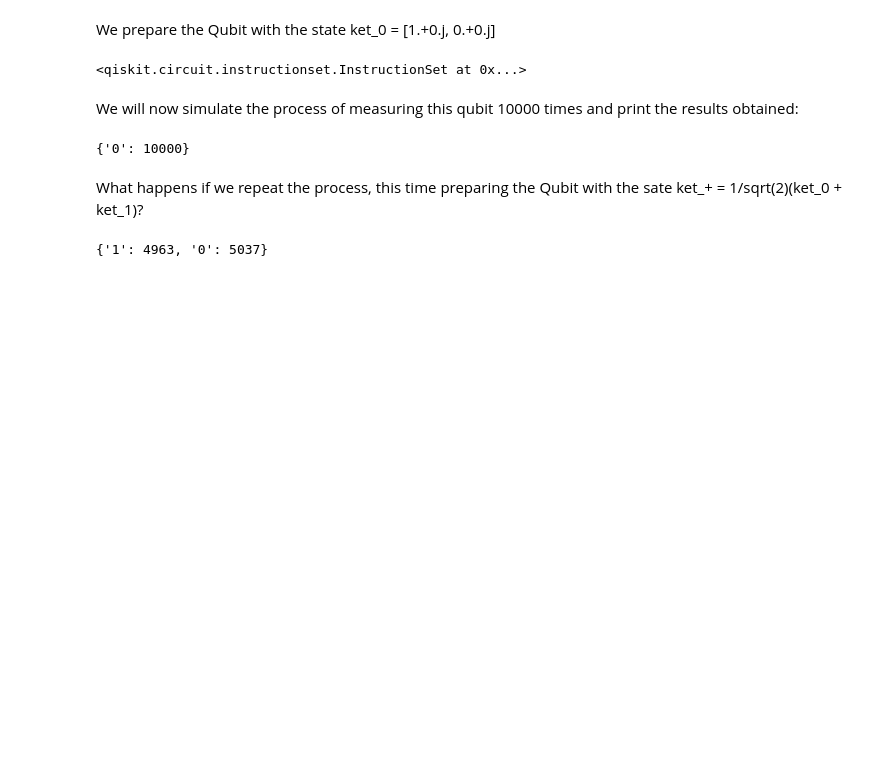
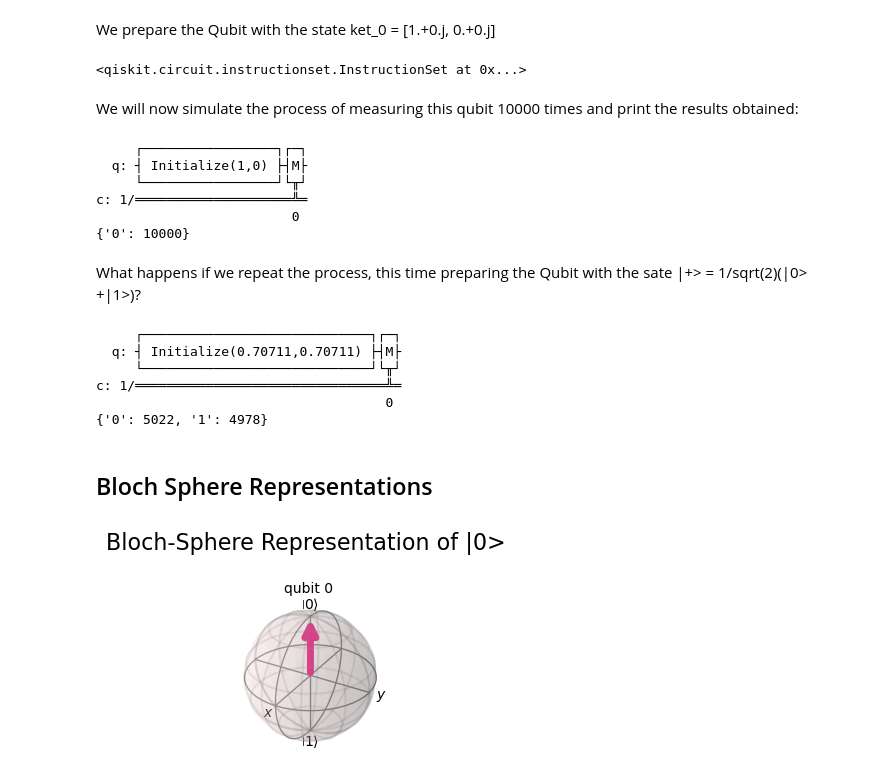
Before and after one commit to xaviermondragon/qiskit_explorations, a Jupyter notebook: one_qubit.ipynb, the cells around one changed output. Saved outputs shown, nothing was run; the diff lists cells and outputs as text; code cells hidden in the pictures; blank space fills up the shorter version.

Commit message:
Print simple quantum cicuits and add Bloch-Sphere representaions.

```diff
--- a/one_qubit.ipynb
+++ b/one_qubit.ipynb
@@ -50,6 +51,7 @@ We will now simulate the process of measuring this qubit 10000 times and print t
 # %%
 # Measure the qubit and store the result in the classical bit
 circuit.measure(0, 0)
+print(circuit)
  # For local simulation
 simulator = Aer.get_backend('qasm_simulator')
 # Transpile and run the circuit
@@ -60,13 +62,20 @@ result = job.result()
 counts = result.get_counts()
 print(counts)
 # %% [output]
+     ┌─────────────────┐┌─┐
+  q: ┤ Initialize(1,0) ├┤M├
+     └─────────────────┘└╥┘
+c: 1/════════════════════╩═
+                         0
 {'0': 10000}
 # %% [markdown]
-What happens if we repeat the process, this time preparing the Qubit with the sate ket_+ = 1/sqrt(2)(ket_0 + ket_1)?
+What happens if we repeat the process, this time preparing the Qubit with the sate |+> = 1/sqrt(2)(|0> +|1>)?
 # %%
+circuit = QuantumCircuit(1, 1)
 circuit.initialize([1/sqrt(2), 1/sqrt(2)], 0, 1)
 # Measure the qubit and store the result in the classical bit
 circuit.measure(0, 0)
+print(circuit)
  # For local simulation
 simulator = Aer.get_backend('qasm_simulator')
 # Transpile and run the circuit
@@ -77,4 +86,16 @@ result = job.result()
 counts = result.get_counts()
 print(counts)
 # %% [output]
-{'1': 4963, '0': 5037}
+     ┌─────────────────────────────┐┌─┐
+  q: ┤ Initialize(0.70711,0.70711) ├┤M├
+     └─────────────────────────────┘└╥┘
+c: 1/════════════════════════════════╩═
+                                     0
+{'0': 5022, '1': 4978}
+# %% [markdown]
+## Bloch Sphere Representations
+# %%
+circuit = QuantumCircuit(1)
+plot_bloch_multivector(circuit ,title="Bloch-Sphere Representation of |0>", figsize=(2,2))
+# %% [output]
+[figure, added]
```
Also changed, not shown: parts of 6 cells of this notebook, 1 other file.
